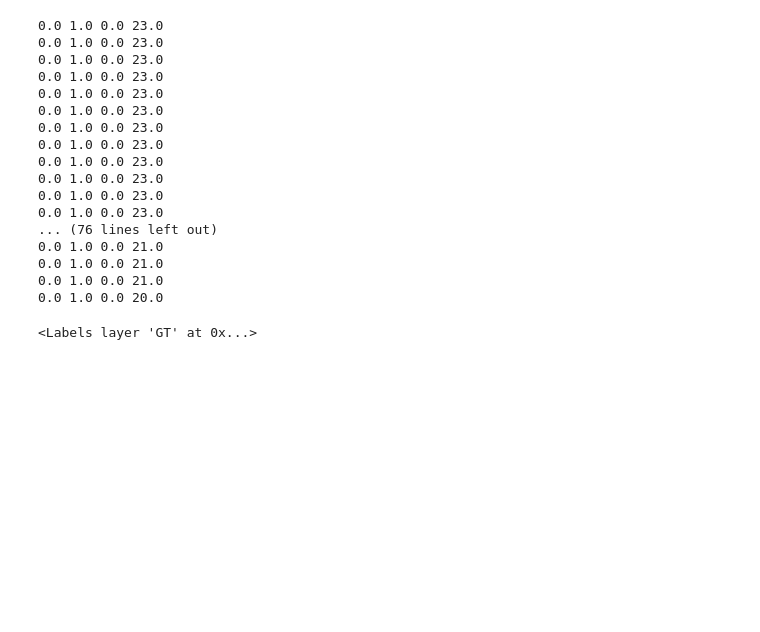
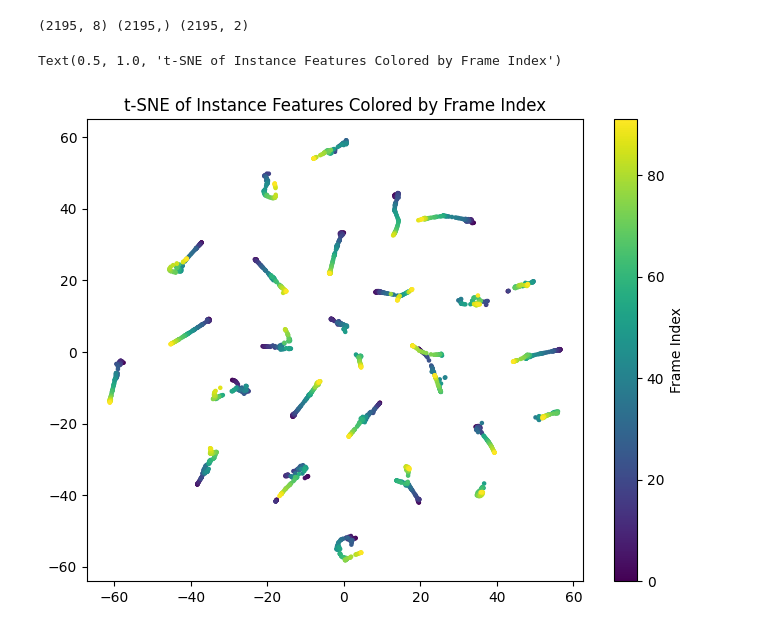
Before and after one commit to TristanMannev/FeatureNet, a Jupyter notebook: test.ipynb, the cells around one changed output. Saved outputs shown, nothing was run; the diff lists cells and outputs as text; code cells hidden in the pictures; blank space fills up the shorter version.

```diff
--- a/test.ipynb
+++ b/test.ipynb
@@ -373,33 +203,26 @@ Test dataset length: 2
-# %%
-images=[]
-masks=[]
-for i in range(0, len(data_module.train_ds)):
-
-    data=data_module.train_ds.__getitem__(i)
-    images.append(data[0].detach().cpu().numpy().squeeze())
-    masks.append(data[1].detach().cpu().numpy().squeeze())
-    print(images[-1].min(), images[-1].max(), masks[-1].min(), masks[-1].max())
-import napari
-viewer=napari.Viewer()
-import numpy as np
-viewer.add_image(np.array(images), name="raw")
-viewer.add_labels(np.array(masks).astype(np.uint8), name="GT")
-# %% [output]
-0.0 1.0 0.0 23.0
-0.0 1.0 0.0 23.0
-0.0 1.0 0.0 23.0
-0.0 1.0 0.0 23.0
-0.0 1.0 0.0 23.0
-0.0 1.0 0.0 23.0
-0.0 1.0 0.0 23.0
-0.0 1.0 0.0 23.0
-0.0 1.0 0.0 23.0
-0.0 1.0 0.0 23.0
-0.0 1.0 0.0 23.0
-0.0 1.0 0.0 23.0
-... (76 lines left out)
-0.0 1.0 0.0 21.0
-0.0 1.0 0.0 21.0
-0.0 1.0 0.0 21.0
-0.0 1.0 0.0 20.0
-<Labels layer 'GT' at 0x...>
+# %%
+from tracking_functions import instance_mask_to_features
+instance_features=np.empty((0, preds[0][1].shape[-3]), dtype=np.float32)
+frames=[]
+inst_locs=np.empty((0, 2), dtype=np.float32)
+for i in range(len(preds)):
+    inst_features, inst_loc = instance_mask_to_features(instance_masks[i].squeeze(), preds[i][1].squeeze())
+    instance_features= np.concatenate((instance_features, inst_features), axis=0)
+    frames= np.concatenate((frames, np.ones(inst_features.shape[0])*i), axis=0)
+    inst_locs= np.concatenate((inst_locs, inst_loc), axis=0)
+print(instance_features.shape, frames.shape, inst_locs.shape)
+# %% [output]
+(2195, 8) (2195,) (2195, 2)
+# %%
+# visualize the instance features in 2D using Tsne
+from sklearn.manifold import TSNE
+tsne = TSNE(n_components=2, random_state=42)
+instance_features_2d = tsne.fit_transform(instance_features)
+from matplotlib import pyplot as plt
+plt.figure(figsize=(8, 6))
+plt.scatter(instance_features_2d[:, 0], instance_features_2d[:, 1], c=frames, cmap='viridis', s=5)
+plt.colorbar(label='Frame Index')
+plt.title('t-SNE of Instance Features Colored by Frame Index')
+# %% [output]
+Text(0.5, 1.0, 't-SNE of Instance Features Colored by Frame Index')
+[figure, added]
```
Also changed, not shown: parts of 9 cells of this notebook, 5 other files.
